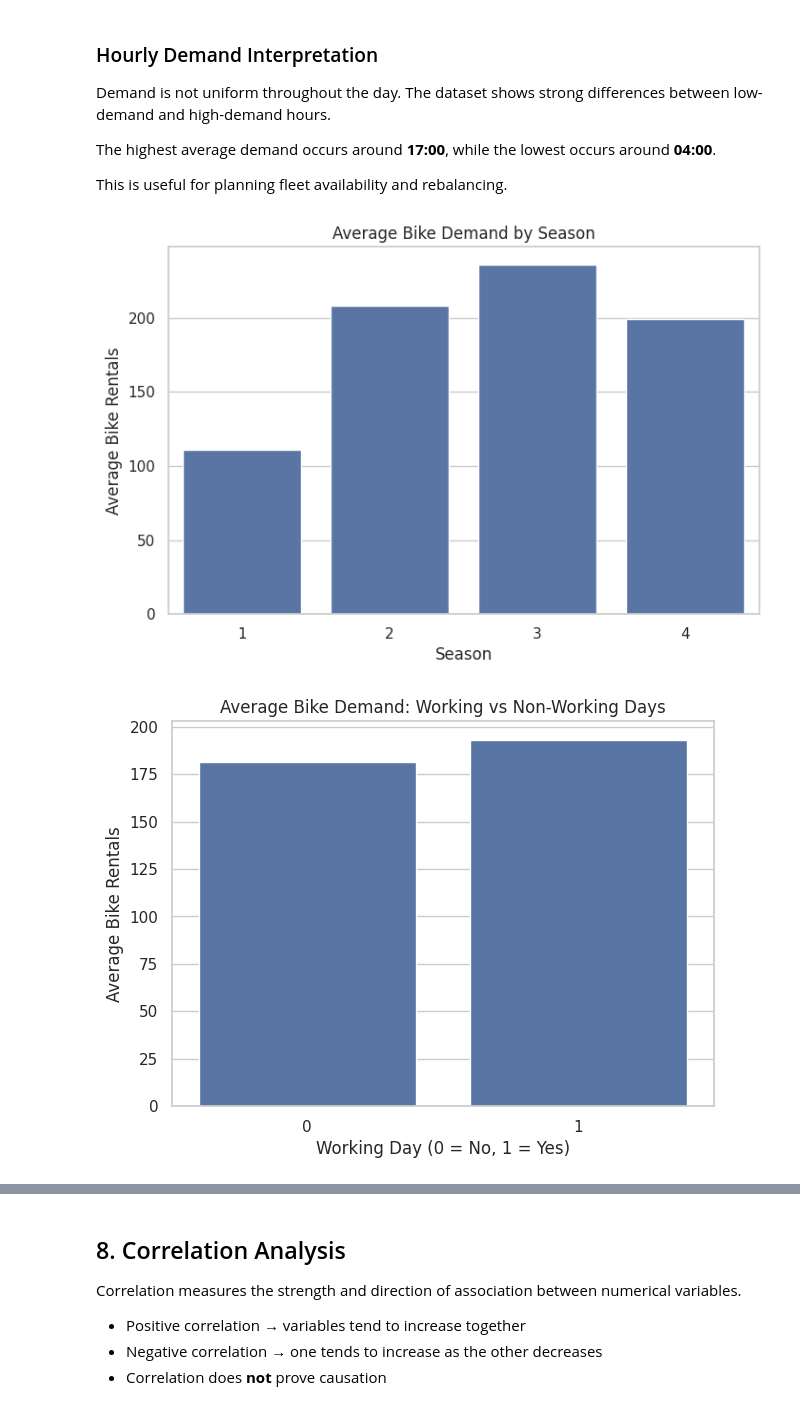
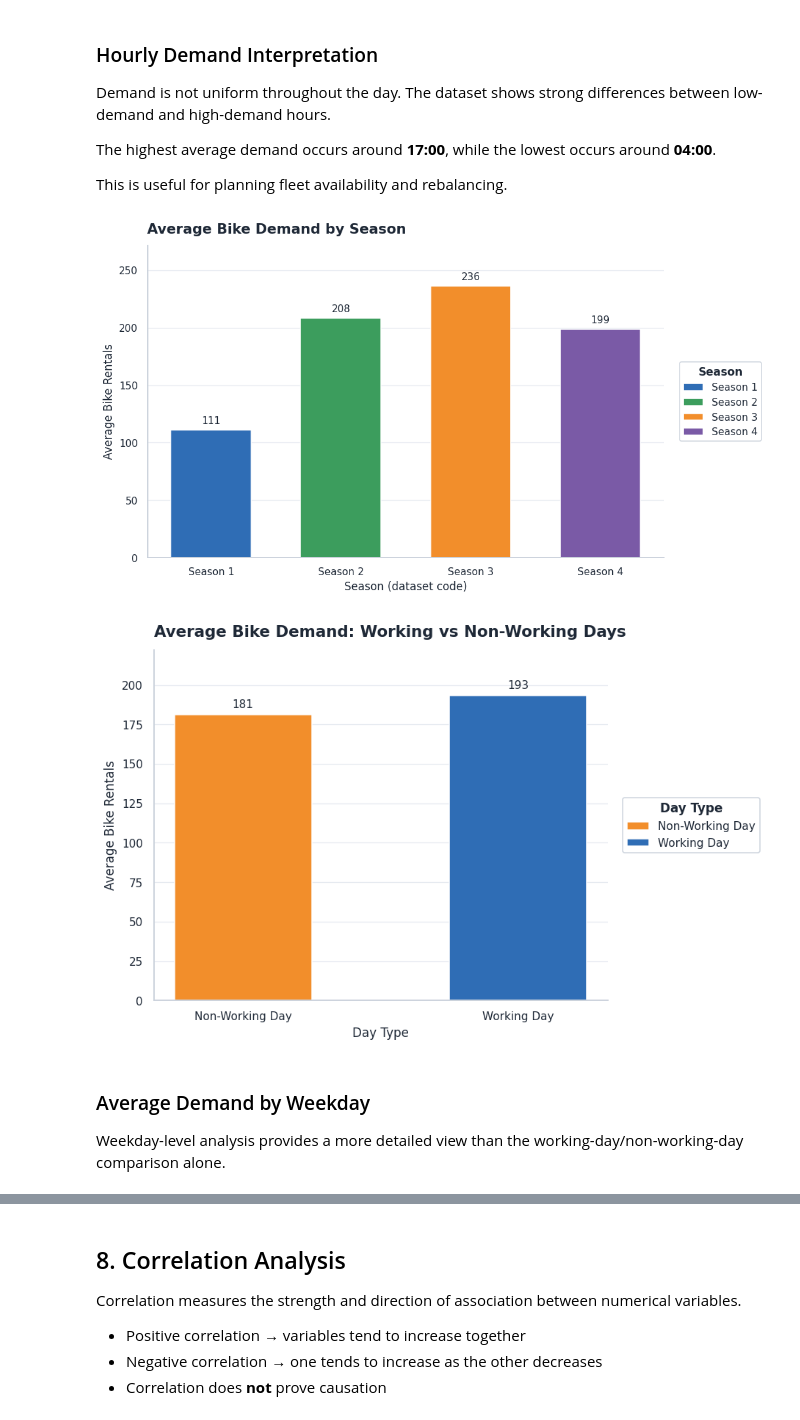
Before and after one commit to greshmaarajesh/ML-Final-Lab-Group-11, a Jupyter notebook: notebooks/EDA.ipynb, the cells around one changed output, grey strips where cells are left out. Cells and saved outputs as stored; diff of their text form; code cells hidden in the pictures.

```diff
--- a/notebooks/EDA.ipynb
+++ b/notebooks/EDA.ipynb
@@ -336,23 +486,37 @@ The highest average demand occurs around **17:00**, while the lowest occurs arou
 This is useful for planning fleet availability and rebalancing.
 # %%
 season_demand = df.groupby('season')['cnt'].mean()
+season_labels = [f'Season {s}' for s in season_demand.index]
+season_colors = [COLORS['blue'], COLORS['green'], COLORS['orange'], COLORS['purple']][:len(season_labels)]
 
-plt.figure(figsize=(8, 5))
-sns.barplot(x=season_demand.index, y=season_demand.values)
-plt.title('Average Bike Demand by Season')
-plt.xlabel('Season')
-plt.ylabel('Average Bike Rentals')
+fig, ax = plt.subplots(figsize=(9.5, 5.5))
+bars = ax.bar(season_labels, season_demand.values, color=season_colors, edgecolor='white', width=0.62)
+ax.bar_label(bars, fmt='%.0f', padding=4, fontsize=10, color=TEXT_DARK)
+ax.set_ylim(0, season_demand.max() * 1.15)
+style_axes(ax, 'Average Bike Demand by Season', 'Season (dataset code)', 'Average Bike Rentals')
+add_legend(ax, [Patch(facecolor=c, label=l) for c, l in zip(season_colors, season_labels)],
+           title='Season', outside=True)
+plt.tight_layout()
 plt.show()
 # %% [output]
-[figure, old version]
+[figure, new version]
 # %%
 workingday_demand = df.groupby('workingday')['cnt'].mean()
+day_labels = ['Working Day' if d == 1 else 'Non-Working Day' for d in workingday_demand.index]
+day_colors = [DAY_COLORS[l] for l in day_labels]
 
-plt.figure(figsize=(7, 5))
-sns.barplot(x=workingday_demand.index, y=workingday_demand.values)
-plt.title('Average Bike Demand: Working vs Non-Working Days')
-plt.xlabel('Working Day (0 = No, 1 = Yes)')
-plt.ylabel('Average Bike Rentals')
+fig, ax = plt.subplots(figsize=(8.5, 5.5))
+bars = ax.bar(day_labels, workingday_demand.values, color=day_colors, edgecolor='white', width=0.5)
+ax.bar_label(bars, fmt='%.0f', padding=4, fontsize=10, color=TEXT_DARK)
+ax.set_ylim(0, workingday_demand.max() * 1.15)
+style_axes(ax, 'Average Bike Demand: Working vs Non-Working Days', 'Day Type', 'Average Bike Rentals')
+add_legend(ax, [Patch(facecolor=c, label=l) for l, c in zip(day_labels, day_colors)],
+           title='Day Type', outside=True)
+plt.tight_layout()
 plt.show()
 # %% [output]
-[figure, old version]
+[figure, new version]
+# %% [markdown]
+### Average Demand by Weekday
+
+Weekday-level analysis provides a more detailed view than the working-day/non-working-day comparison alone.
```
Also changed, not shown: parts of 43 cells of this notebook.
